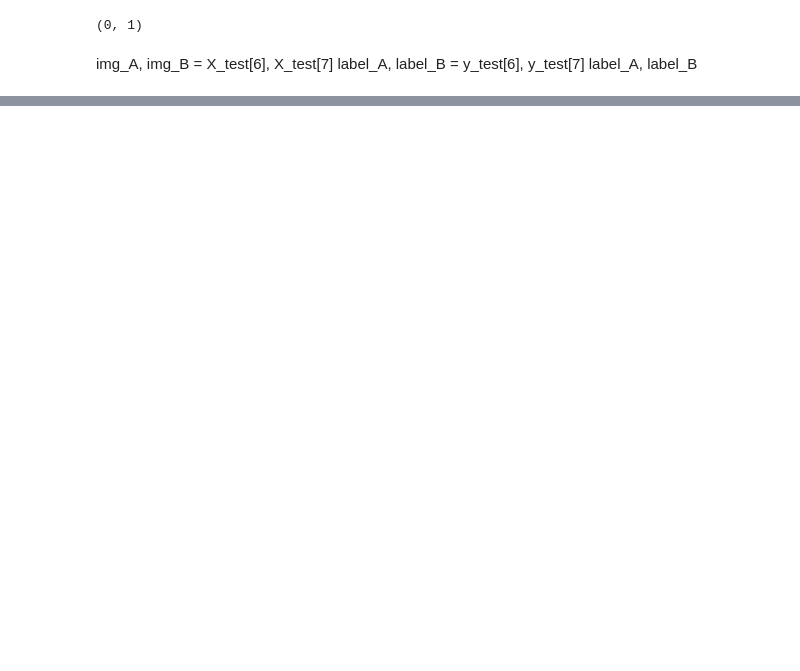
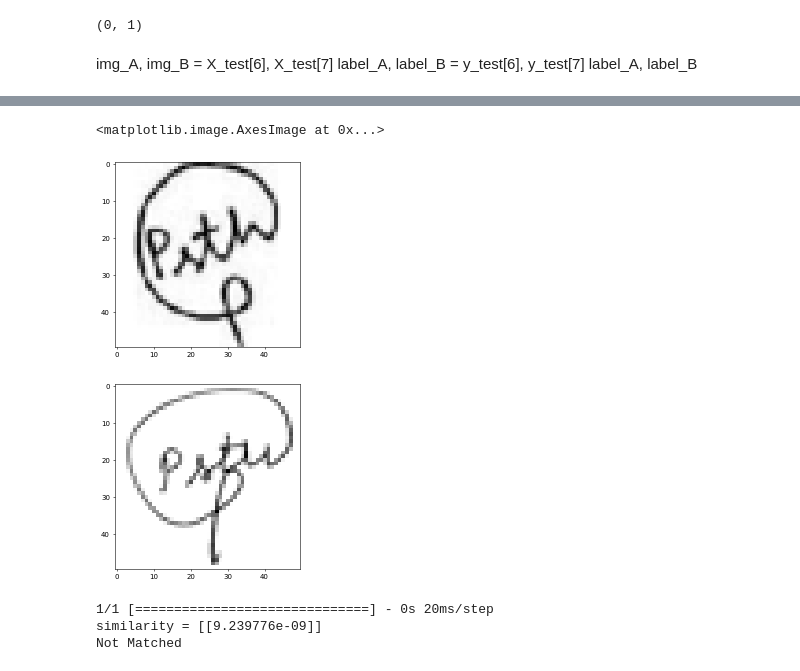
Before and after one commit to sauravkhanal/siamese, a Jupyter notebook: siamese.ipynb, the cells around one changed output, grey strips where cells are left out. Saved outputs shown, nothing was run; the diff lists cells and outputs as text; code cells hidden in the pictures; blank space fills up the shorter version.

Commit message:
final working model for prajwol and trained model

```diff
--- a/siamese.ipynb
+++ b/siamese.ipynb
@@ -322,0 +284,49 @@ Forged
+# %%
+image_directory = 'A:/signatures/test/'
+SIZE = 50
+test__dataset = []
+test__label = [] # has double underscore
+
+good_images = os.listdir(image_directory + '0/')
+for i, image_name in enumerate(good_images):
+    if (image_name.split('.')[1] == 'png'):
+        image = cv2.imread(image_directory + '0/' + image_name,cv2.COLOR_BGR2GRAY)
+        image = Image.fromarray(image)
+        image = image.resize((SIZE, SIZE))
+        test__dataset.append(np.array(image))
+        test__label.append(0)
+
+good_images = os.listdir(image_directory + 'forged/')
+for i, image_name in enumerate(good_images):
+    if (image_name.split('.')[1] == 'png'):
+        image = cv2.imread(image_directory + 'forged/' + image_name,0)
+        image = Image.fromarray(image)
+        image = image.resize((SIZE, SIZE))
+        test__dataset.append(np.array(image))
+        test__label.append(1)
+
+test__dataset = np.array(test__dataset)
+img_A, img_B = test__dataset[1],test__dataset[5]
+label_A, label_B = test__label[1], test__label[5]
+label_A, label_B
+
+import matplotlib.pyplot as plt
+
+plt.figure(dpi=50)
+plt.imshow(img_A, cmap = 'gray')
+
+plt.figure(dpi=50)
+plt.imshow(img_B, cmap = 'gray')
+# %% [output]
+<matplotlib.image.AxesImage at 0x...>
+[figure, added]
+[figure, added]
+# %%
+prediction = model.predict([img_A.reshape((1, 50,50)),
+               img_B.reshape((1, 50,50))])
+print(f"similarity = {prediction}")
+print('Not Matched' if prediction[0]*100 < 80 else ' Matched')
+# %% [output]
+1/1 [==============================] - 0s 20ms/step
+similarity = [[9.239776e-09]]
+Not Matched
```
Also changed, not shown: parts of 19 cells of this notebook, 1 other file.
